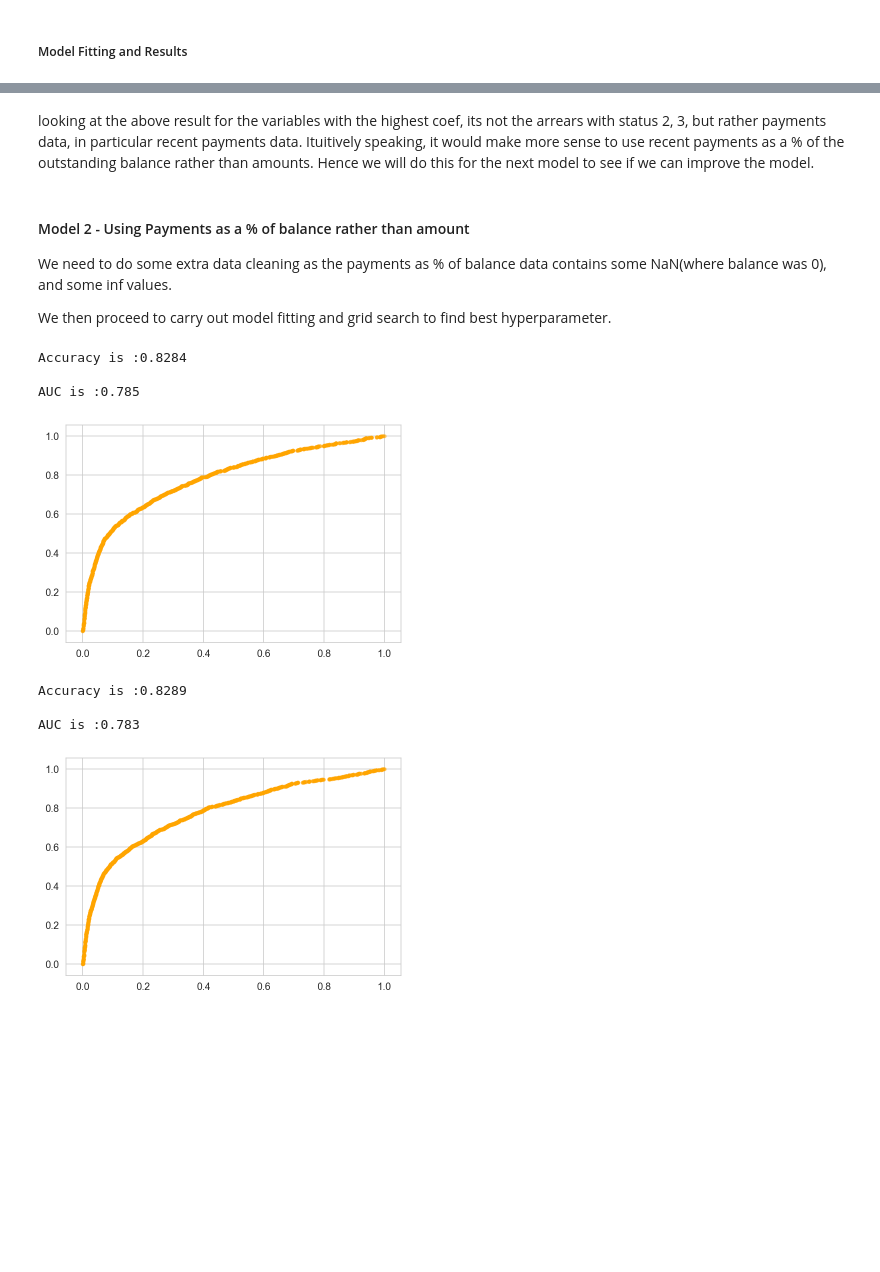
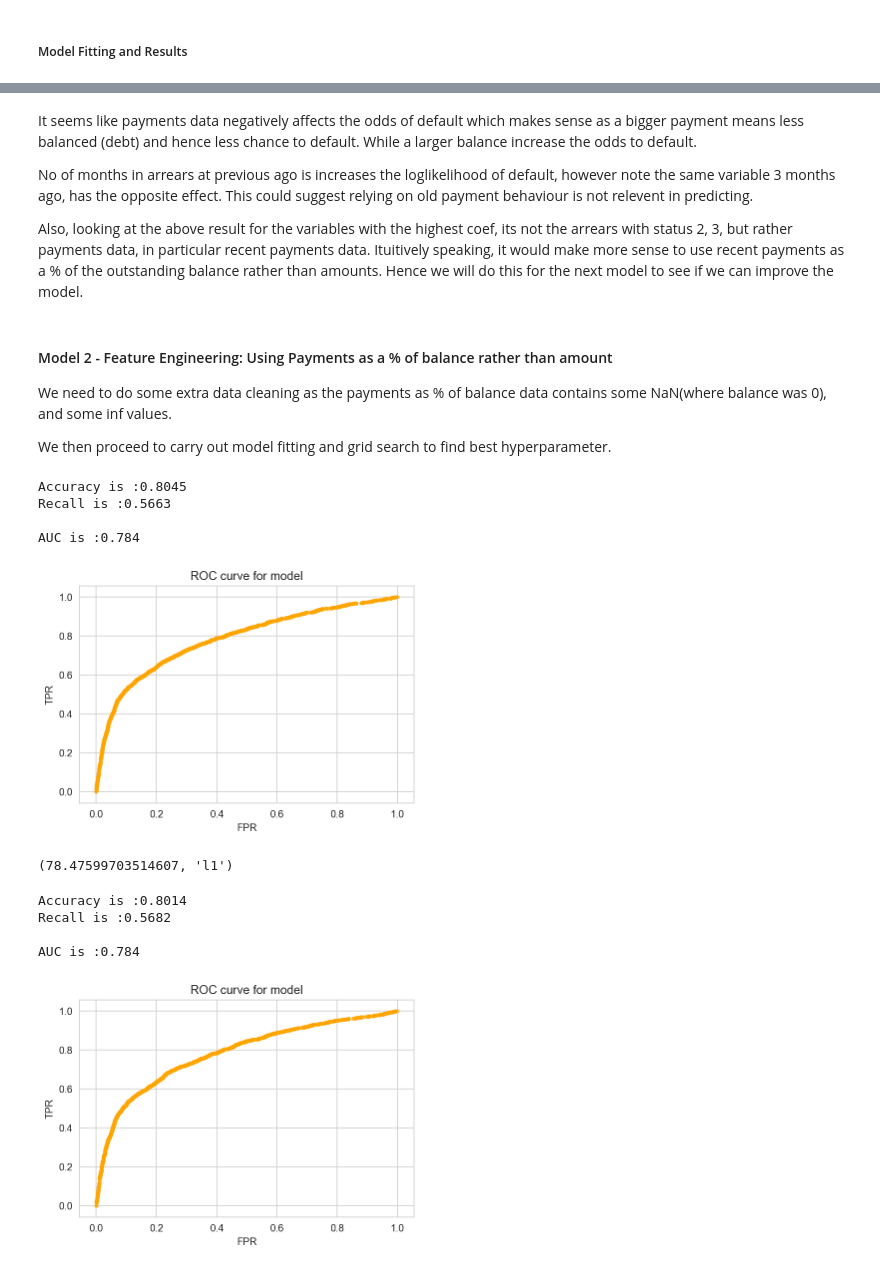
Before and after one commit to tinacliu/mod5_project, a Jupyter notebook: model_logistic.ipynb, the cells around one changed output, grey strips where cells are left out. Cells and saved outputs as stored; diff of their text form; code cells hidden in the pictures; blank space fills up the shorter version.

```diff
--- a/model_logistic.ipynb
+++ b/model_logistic.ipynb
@@ -36,11 +44,16 @@ In order to find the best hyperparameter we use grid search to try to improve th
 # %%
-df = cleaning.clean_raw()
+# data transformation for model
 df.drop(columns=['pay_0','pay_2', 'pay_3', 'pay_4','pay_5','pay_6'], inplace=True)
 df.drop(columns=['pay%_1','pay%_2', 'pay%_3', 'pay%_4','pay%_5'], inplace=True)
 
+# we split the arrears data as it contains some -2 and -1 which we think are all paid on time or not used card
+for i in range(1,7):
+    df[f'early_{i}'] = df[f'arrears_{i}'].apply(lambda x: 1 if x <= 0 else 0)
+    df[f'late_{i}']= df[f'arrears_{i}'].apply(lambda x: x if x > 0 else 0)
+
 arr = []
 for i in range(1,7):
-    arr.append(f'arrears_{i}')
+    arr.append(f'early_{i}')
 
 x_feats = ['sex', 'education', 'marriage'] + arr
 # %%
@@ -114,7 +161,11 @@ model_result.sort_values('coef_abs', ascending=False).head(10)
 # %% [markdown]
-looking at the above result for the variables with the highest coef, its not the arrears with status 2, 3, but rather payments data, in particular recent payments data. Ituitively speaking, it would make more sense to use recent payments as a % of the outstanding balance rather than amounts. Hence we will do this for the next model to see if we can improve the model.
+It seems like payments data negatively affects the odds of default which makes sense as a bigger payment means less balanced (debt) and hence less chance to default. While a larger balance increase the odds to default.
+
+No of months in arrears at previous ago is increases the loglikelihood of default, however note the same variable 3 months ago, has the opposite effect. This could suggest relying on old payment behaviour is not relevent in predicting.
+
+Also, looking at the above result for the variables with the highest coef, its not the arrears with status 2, 3, but rather payments data, in particular recent payments data. Ituitively speaking, it would make more sense to use recent payments as a % of the outstanding balance rather than amounts. Hence we will do this for the next model to see if we can improve the model.
 # %% [markdown]
-<h4>Model 2 - Using Payments as a % of balance rather than amount </h4>
+<h4>Model 2 - Feature Engineering: Using Payments as a % of balance rather than amount </h4>
 
 We need to do some extra data cleaning as the payments as  % of balance data contains some NaN(where balance was 0), and some inf values.
 
@@ -126,9 +177,14 @@ df2 = cleaning.clean_raw()
 df2.drop(columns=['pay_0','pay_2', 'pay_3', 'pay_4','pay_5','pay_6'], inplace=True)
 df2.drop(columns=['pay_amt1','pay_amt2', 'pay_amt3', 'pay_amt4','pay_amt5'], inplace=True)
 
+# we split the arrears data as it contains some -2 and -1 which we think are all paid on time or not used card
+for i in range(1,7):
+    df2[f'early_{i}'] = df2[f'arrears_{i}'].apply(lambda x: 1 if x <= 0 else 0)
+    df2[f'late_{i}']= df2[f'arrears_{i}'].apply(lambda x: x if x > 0 else 0)
+
 arr = []
 for i in range(1,7):
-    arr.append(f'arrears_{i}')
+    arr.append(f'early_{i}')
 
 x_feats = ['sex', 'education', 'marriage'] + arr
 # %%
@@ -152,18 +208,25 @@ X2_test_scale = scaler.transform(X2_test)
 # taking the best c from last model as a base
 models.log_reg(X2_train_scale,X2_test_scale,y2_train, y2_test, 0.2,'l1');
 # %% [output]
-Accuracy is :0.8284
+Accuracy is :0.8045
+Recall is :0.5663
 
-AUC is :0.785
+AUC is :0.784
-[figure, old version]
+[figure, new version]
 # %%
 # call function to get the best params for the log reg model
-best_c2, best_pen2, best_params2 = models.grid_search(X2_train_scale, y2_train, score = 'roc_auc', cv=3)
+best_c2, best_pen2, best_clf2 = models.grid_search(X2_train_scale, y2_train, score = 'recall', cv=3)
+# %%
+best_c2, best_pen2
+# %% [output]
+(78.47599703514607, 'l1')
 # %%
-# find the AUC using test dataset
-models.log_reg(X2_train_scale,X2_test_scale,y2_train, y2_test,best_c2,best_pen2);
+# See the Performance of the final model using test dataset
+acc, recall, roc_auc, ftr, tpr, conf_matrix, logreg = models.log_reg(
+    X2_train_scale,X2_test_scale,y2_train, y2_test,best_c2,best_pen2);
 # %% [output]
-Accuracy is :0.8289
+Accuracy is :0.8014
+Recall is :0.5682
 
-AUC is :0.783
+AUC is :0.784
-[figure, old version]
+[figure, new version]
```
Also changed, not shown: parts of 26 cells of this notebook, 1 other file.
